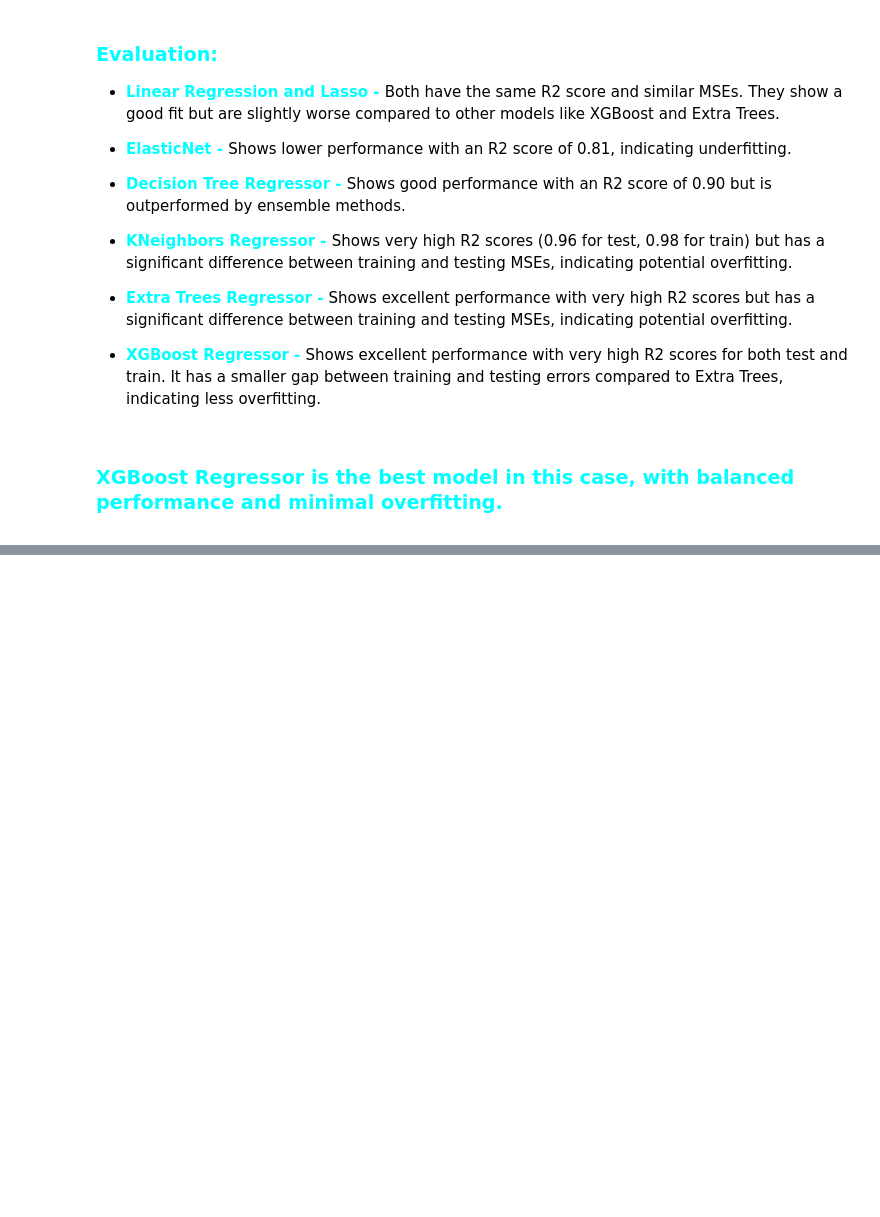
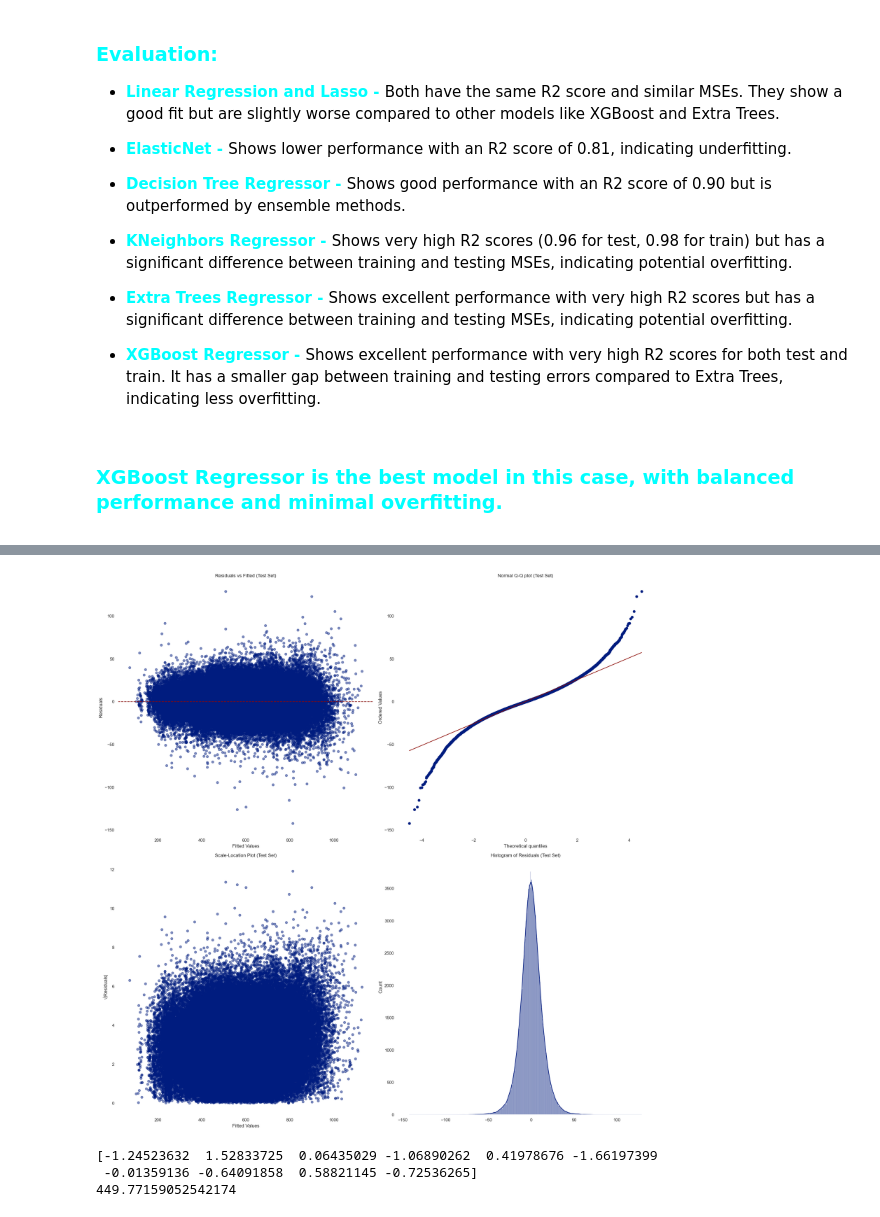
Before and after one commit to paranoid-nittix/Singapore-Resale-Flat-Prices-Predicting, a Jupyter notebook: preparing_for_modeling.ipynb, the cells around one changed output, grey strips where cells are left out. Drawn from its saved outputs; the diff is of its cells as text; code cells hidden in the pictures; blank space fills up the shorter version.

```diff
--- a/preparing_for_modeling.ipynb
+++ b/preparing_for_modeling.ipynb
@@ -864,0 +909,32 @@ with open(r'pkls/XGB_model.pkl', 'wb') as f:
+# %%
+residuals_test = y_test - y_preds
+residuals_train = y_train - y_preds_train
+
+# Create a figure with subplots
+fig, axes = plt.subplots(2, 2, figsize=(20, 20))
+
+# 1. Residuals vs Fitted Values (Test Set)
+axes[0, 0].scatter(y_preds, residuals_test, alpha=0.5)
+axes[0, 0].set_xlabel('Fitted Values')
+axes[0, 0].set_ylabel('Residuals')
+axes[0, 0].set_title('Residuals vs Fitted (Test Set)')
+axes[0, 0].axhline(y=0, color='r', linestyle='--')
+
+# 2. Q-Q Plot (Test Set)
+stats.probplot(residuals_test, dist="norm", plot=axes[0, 1])
+axes[0, 1].set_title("Normal Q-Q plot (Test Set)")
+
+# 3. Scale-Location Plot (Test Set)
+axes[1, 0].scatter(y_preds, np.sqrt(np.abs(residuals_test)), alpha=0.5)
+axes[1, 0].set_xlabel('Fitted Values')
+axes[1, 0].set_ylabel('√|Residuals|')
+axes[1, 0].set_title('Scale-Location Plot (Test Set)')
+
+# 4. Residuals Histogram (Test Set)
+sns.histplot(residuals_test, kde=True, ax=axes[1, 1])
+axes[1, 1].set_title('Histogram of Residuals (Test Set)')
+
+plt.tight_layout()
+plt.show()
+# %% [output]
+[figure, added]
@@ -864,0 +943,7 @@ with open(r'pkls/XGB_model.pkl', 'wb') as f:
+# %%
+print(x_test[index])
+print(y_test[index])
+# %% [output]
+[-1.24523632  1.52833725  0.06435029 -1.06890262  0.41978676 -1.66197399
+ -0.01359136 -0.64091858  0.58821145 -0.72536265]
+449.77159052542174
```
Also changed, not shown: parts of 36 cells of this notebook, 6 other files.
